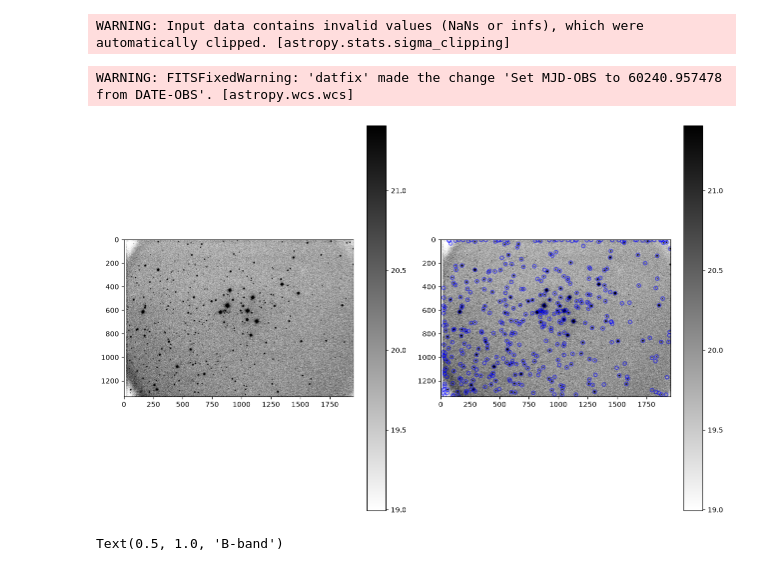
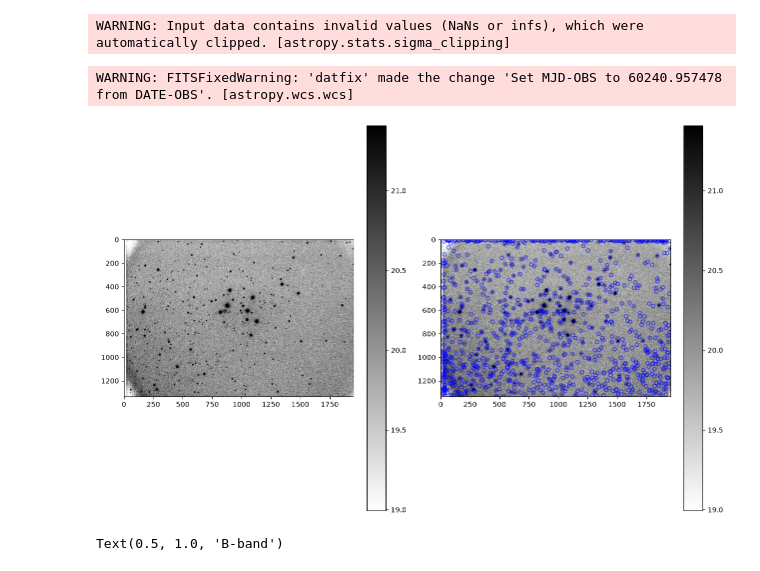
Before and after one commit to pbhakta04/Reductionproject_student, a Jupyter notebook: cluster_photometry_student.ipynb, the cells around one changed output. Drawn from its saved outputs; the diff is of its cells as text; code cells hidden in the pictures.

```diff
--- a/cluster_photometry_student.ipynb
+++ b/cluster_photometry_student.ipynb
@@ -398,38 +403,38 @@ WARNING: Input data contains invalid values (NaNs or infs), which were automatic
 #*****************************************
 # update with the FWHM that you measured using fit_fwhm
 #you will need to update the threshold number based on plots you make in the next cell.
-daofind = DAOStarFinder(fwhm=4.68, threshold=5.2*std_b)
+daofind = DAOStarFinder(fwhm=4.57, threshold=4.2*std_b)
 
 # detect sources, using the image - median, which subtracts the sky level from image,
 # assuming a sky that is constant across the iamge
 sources_b = daofind(data_b - median_b)
 
 # convert pixel locations of images to ra and dec using the image header
 wcs_b = WCS(header_b)
 ra_b,dec_b = wcs_b.wcs_pix2world(sources_b['xcentroid'],sources_b['ycentroid'],0)
 
 # plot images and the sources.  using the subplot command we can plot figures side by side
 #plots B-band image
 plt.figure(figsize=(15,10))
 #select the left plot
 plt.subplot(1,2,1)
 imdisplay(data_b)
 
 #plot B-band image with the positions of the sources overlaid
 #select the right plot
 plt.subplot(1,2,2)
 
 #Create a list of positions of all the stars, as determined by the DAOStarFinder above.
 #The transpose command puts the images into the correct format
 positions = np.transpose((sources_b['xcentroid'], sources_b['ycentroid']))
 #creates a set of circular apertues with r=15 pixels
 apertures = CircularAperture(positions, r=15.)
 imdisplay(data_b)
 #plot the apertures.  the ';' at the end suppresses some messy output
 apertures.plot(color='blue', lw=1.5, alpha=0.5);
 # %% [output]
 WARNING: FITSFixedWarning: 'datfix' made the change 'Set MJD-OBS to 60240.957478 from DATE-OBS'. [astropy.wcs.wcs]
-[figure, old version]
+[figure, new version]
 # %%
 #This makes a plot of the number of sources for different detection thresholds for the B-band
 #set up an array of thresholds
```
Also changed, not shown: parts of 10 cells of this notebook.
